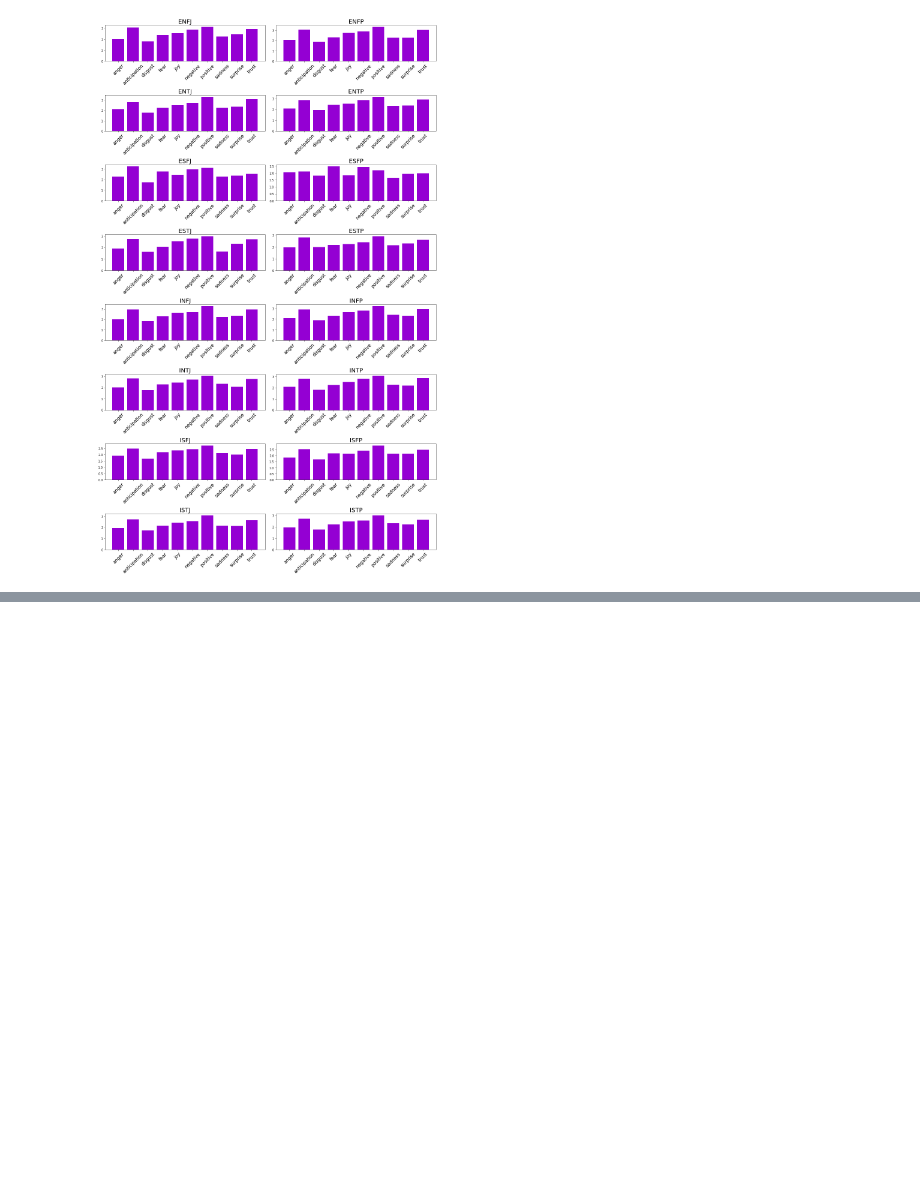
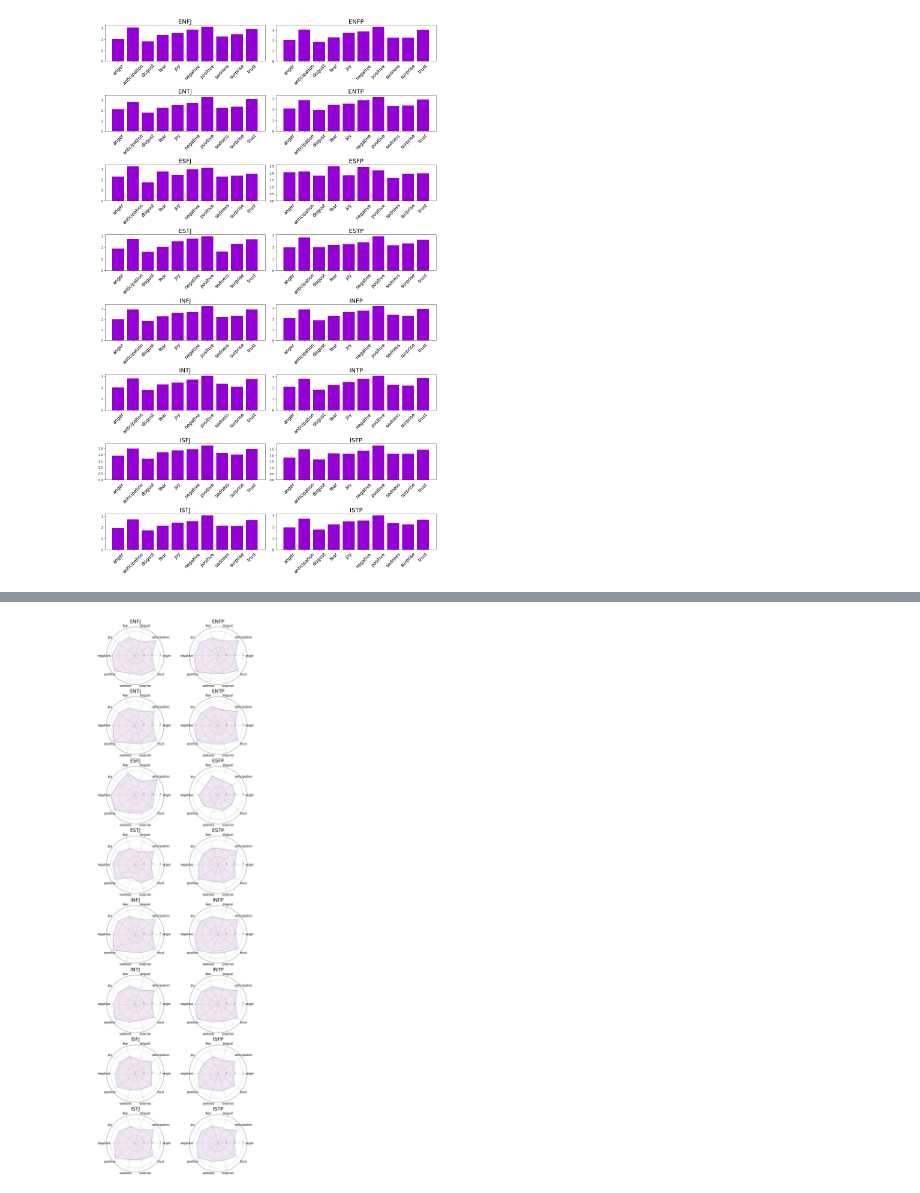
Before and after one commit to Vega-daniel/Predicting_personality, a Jupyter notebook: Emotional_Analysis.ipynb, the cells around one changed output, grey strips where cells are left out. Cells and saved outputs as stored; diff of their text form; code cells hidden in the pictures; blank space fills up the shorter version.

Commit message:
Making Target plots and adding to readme

```diff
--- a/Emotional_Analysis.ipynb
+++ b/Emotional_Analysis.ipynb
@@ -114,0 +117,2 @@ fig.savefig('emotionsByPersonality.png')
+# %%
+radar = emo2.reset_index()
@@ -114,0 +137,40 @@ fig.savefig('emotionsByPersonality.png')
+# %%
+fig = plt.figure(figsize=(12, 40))
+for e in range(len(radar)):
+    # number of variable
+    categories=list(radar)[1:]
+    N = len(categories)
+
+    # We are going to plot the first line of the data frame.
+    # But we need to repeat the first value to close the circular graph:
+    values=radar.loc[e].drop('type').values.flatten().tolist()
+    values += values[:1]
+    values
+
+    # What will be the angle of each axis in the plot? (we divide the plot / number of variable)
+    angles = [n / float(N) * 2 * pi for n in range(N)]
+    angles += angles[:1]
+
+    # Initialise the spider plot
+    ax = plt.subplot(8,2,e+1, polar=True)
+    ax.set_title(radar.type[e],{'fontsize': 25})
+
+    # Draw one axe per variable + add labels labels yet
+    plt.xticks(angles[:-1], categories, color='black', size=15)
+
+    # Draw ylabels
+    ax.set_rlabel_position(0)
+    plt.yticks([1,2,3], ["1","2","3"], color="black", size=10)
+    plt.ylim(0,3.5)
+
+    # Plot data
+    ax.plot(angles, values, linewidth=1, linestyle='solid')
+
+    # Fill area
+    ax.fill(angles, values, 'purple', alpha=0.1)
+    extent = ax.get_window_extent().transformed(fig.dpi_scale_trans.inverted())
+    fig.savefig('img/emo{}.png'.format(radar.type[e]), bbox_inches=extent.expanded(1.2, 1.3))
+plt.tight_layout()
+# fig.savefig('img/emoByType.png')
+# %% [output]
+[figure, added]
```
Also changed, not shown: parts of 4 cells of this notebook, 18 other files.
